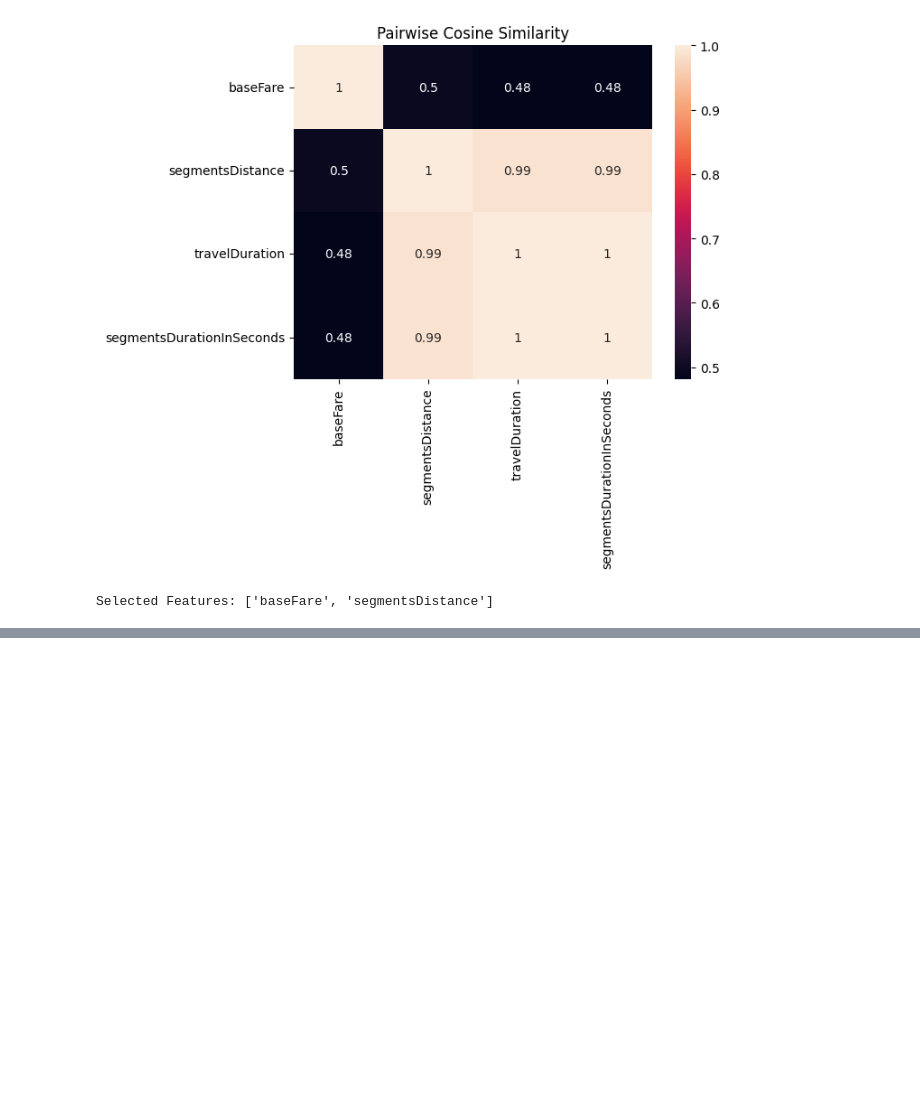
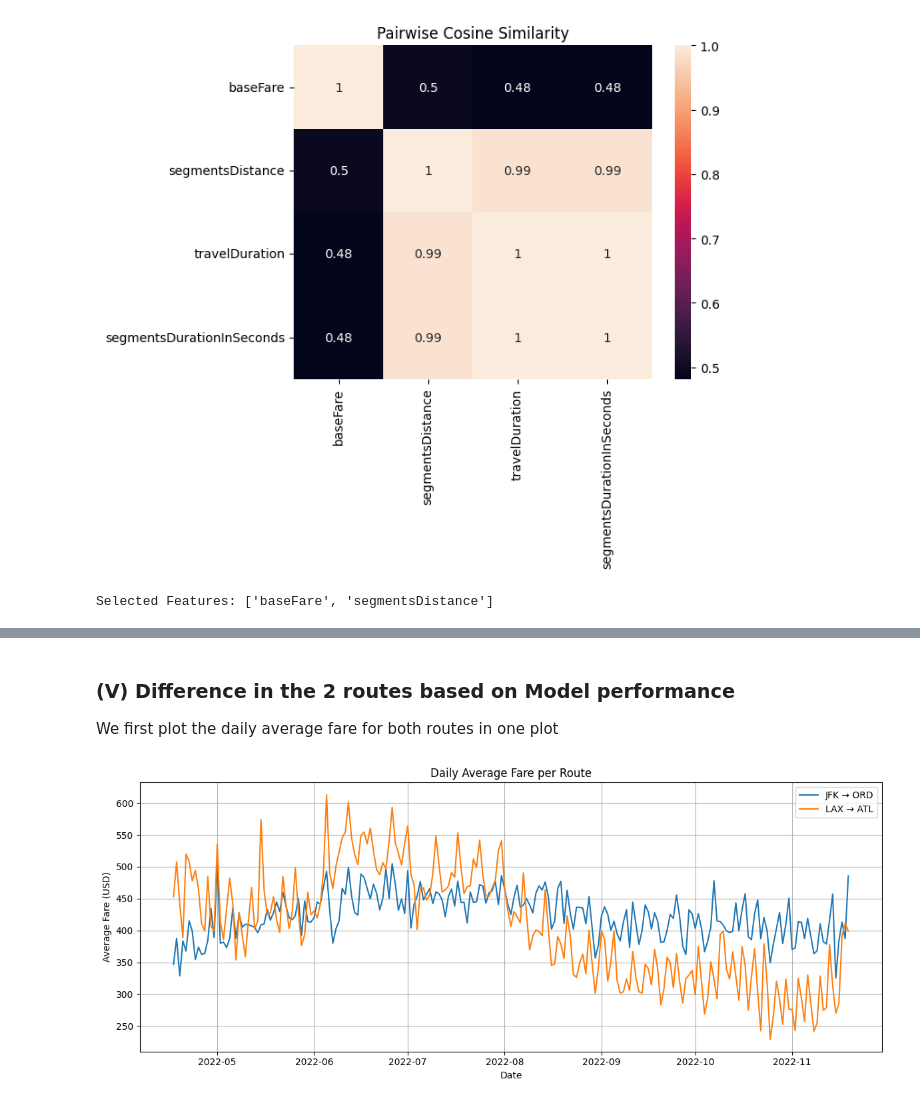
Before and after one commit to harshil-sanghvi/cse544-project, a Jupyter notebook: final_project.ipynb, the cells around one changed output, grey strips where cells are left out. Saved outputs shown, nothing was run; the diff lists cells and outputs as text; code cells hidden in the pictures; blank space fills up the shorter version.

```diff
--- a/final_project.ipynb
+++ b/final_project.ipynb
@@ -638,0 +843,17 @@ SSEs: {'SSE_Train_All': np.float64(136353.5689825429), 'SSE_Test_All': np.float6
+# %% [markdown]
+### (V) Difference in the 2 routes based on Model performance
+
+We first plot the daily average fare for both routes in one plot
+# %%
+plt.figure(figsize=(12, 5))
+plt.plot(daily_jfk_ord['flightDate'], daily_jfk_ord['avgFare'], label='JFK → ORD')
+plt.plot(daily_lax_atl['flightDate'], daily_lax_atl['avgFare'], label='LAX → ATL')
+plt.xlabel('Date')
+plt.ylabel('Average Fare (USD)')
+plt.title('Daily Average Fare per Route')
+plt.legend()
+plt.grid(True)
+plt.tight_layout()
+plt.show()
+# %% [output]
+[figure, added]
```
Also changed, not shown: parts of 23 cells of this notebook.
